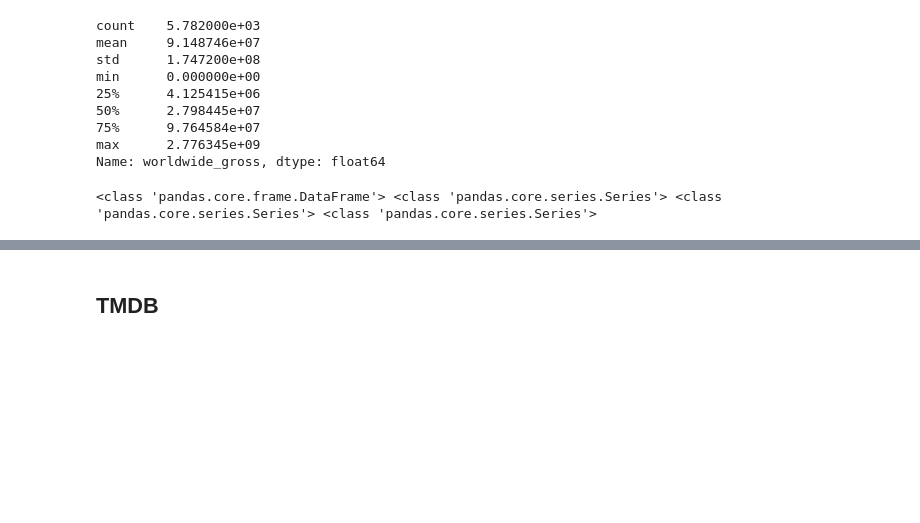
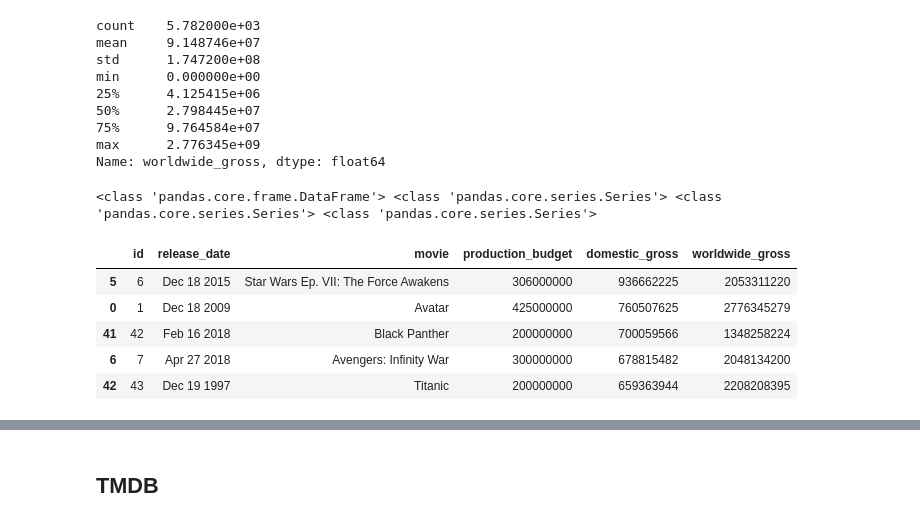
Before and after one commit to bkokin/semester_1_capstone, a Jupyter notebook: exploratory_work/EDA Alexandria.ipynb, the cells around one changed output, grey strips where cells are left out. Drawn from its saved outputs; the diff is of its cells as text; code cells hidden in the pictures; blank space fills up the shorter version.

```diff
--- a/exploratory_work/EDA Alexandria.ipynb
+++ b/exploratory_work/EDA Alexandria.ipynb
@@ -183,3 +192,13 @@ Name: worldwide_gross, dtype: float64
 print(type(movie_budgets), type(movie_budgets["production_budget"]), type(movie_budgets["domestic_gross"]), type(movie_budgets["worldwide_gross"]))
 # %% [output]
 <class 'pandas.core.frame.DataFrame'> <class 'pandas.core.series.Series'> <class 'pandas.core.series.Series'> <class 'pandas.core.series.Series'>
+# %%
+top_dom = movie_budgets.sort_values(by="domestic_gross", ascending=False).head()
+top_dom
+# %% [output]
+|  | id | release_date | movie | production_budget | domestic_gross | worldwide_gross |
+| 5 | 6 | Dec 18 2015 | Star Wars Ep. VII: The Force Awakens | 306000000 | 936662225 | 2053311220 |
+| 0 | 1 | Dec 18 2009 | Avatar | 425000000 | 760507625 | 2776345279 |
+| 41 | 42 | Feb 16 2018 | Black Panther | 200000000 | 700059566 | 1348258224 |
+| 6 | 7 | Apr 27 2018 | Avengers: Infinity War | 300000000 | 678815482 | 2048134200 |
+| 42 | 43 | Dec 19 1997 | Titanic | 200000000 | 659363944 | 2208208395 |
```
Also changed, not shown: parts of 8 cells of this notebook.
